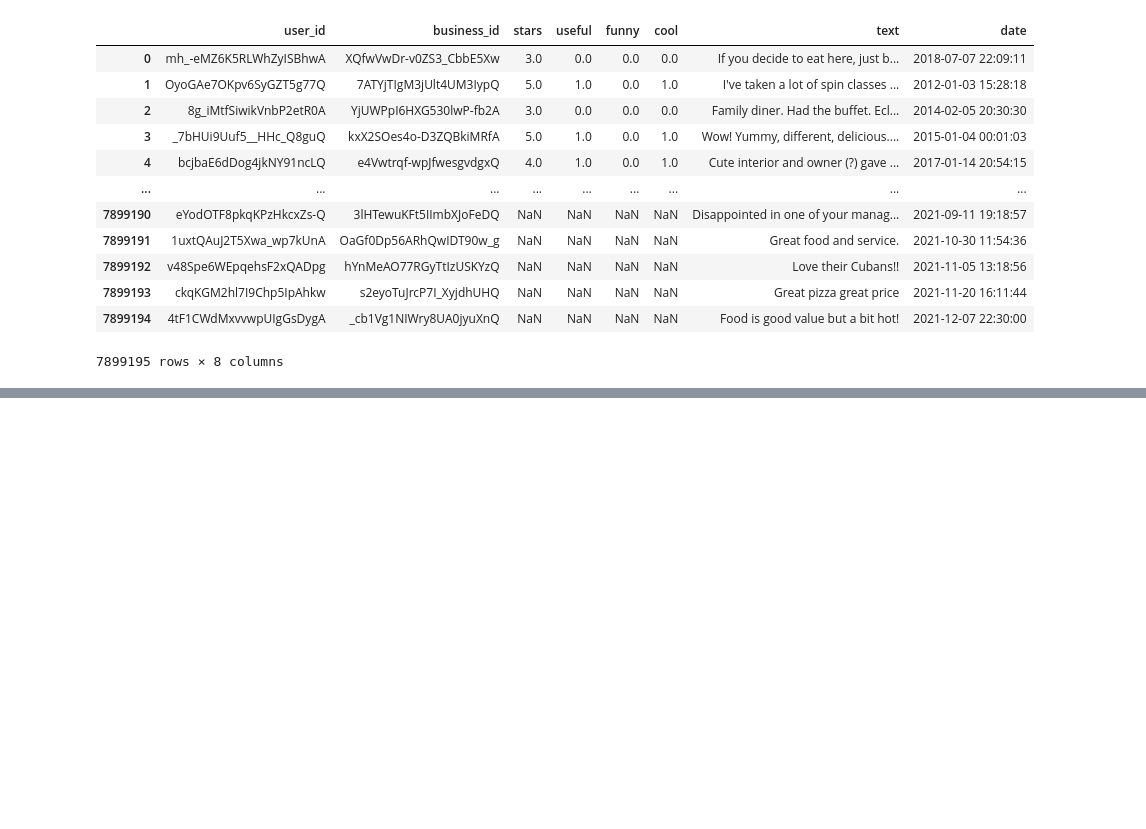
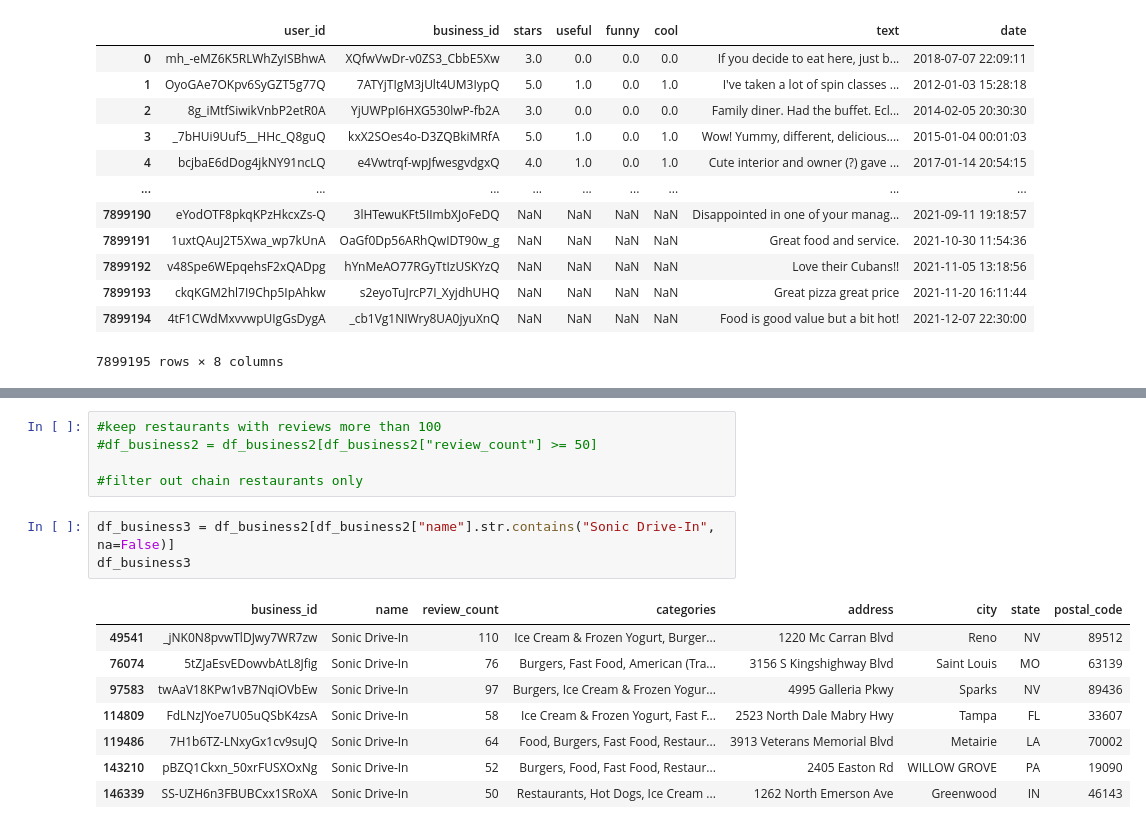
Before and after one commit to gunjii99/AIML_project, a Jupyter notebook: cleanData.ipynb, the cells around one changed output, grey strips where cells are left out. Saved outputs shown, nothing was run; the diff lists cells and outputs as text; blank space fills up the shorter version.

```diff
--- a/cleanData.ipynb
+++ b/cleanData.ipynb
@@ -110 +133,18 @@ df_business2
+# %%
+#keep restaurants with reviews more than 100
+#df_business2 = df_business2[df_business2["review_count"] >= 50]
+
+#filter out chain restaurants only
+# %%
+df_business3 = df_business2[df_business2["name"].str.contains("Sonic Drive-In", na=False)]
+df_business3
+# %% [output]
+|  | business_id | name | review_count | categories | address | city | state | postal_code |
+| 49541 | _jNK0N8pvwTlDJwy7WR7zw | Sonic Drive-In | 110 | Ice Cream & Frozen Yogurt, Burger... | 1220 Mc Carran Blvd | Reno | NV | 89512 |
+| 76074 | 5tZJaEsvEDowvbAtL8Jfig | Sonic Drive-In | 76 | Burgers, Fast Food, American (Tra... | 3156 S Kingshighway Blvd | Saint Louis | MO | 63139 |
+| 97583 | twAaV18KPw1vB7NqiOVbEw | Sonic Drive-In | 97 | Burgers, Ice Cream & Frozen Yogur... | 4995 Galleria Pkwy | Sparks | NV | 89436 |
+| 114809 | FdLNzJYoe7U05uQSbK4zsA | Sonic Drive-In | 58 | Ice Cream & Frozen Yogurt, Fast F... | 2523 North Dale Mabry Hwy | Tampa | FL | 33607 |
+| 119486 | 7H1b6TZ-LNxyGx1cv9suJQ | Sonic Drive-In | 64 | Food, Burgers, Fast Food, Restaur... | 3913 Veterans Memorial Blvd | Metairie | LA | 70002 |
+| 143210 | pBZQ1Ckxn_50xrFUSXOxNg | Sonic Drive-In | 52 | Burgers, Food, Fast Food, Restaur... | 2405 Easton Rd | WILLOW GROVE | PA | 19090 |
+| 146339 | SS-UZH6n3FBUBCxx1SRoXA | Sonic Drive-In | 50 | Restaurants, Hot Dogs, Ice Cream ... | 1262 North Emerson Ave | Greenwood | IN | 46143 |
 # %%
```
Also changed, not shown: parts of 12 cells of this notebook.
